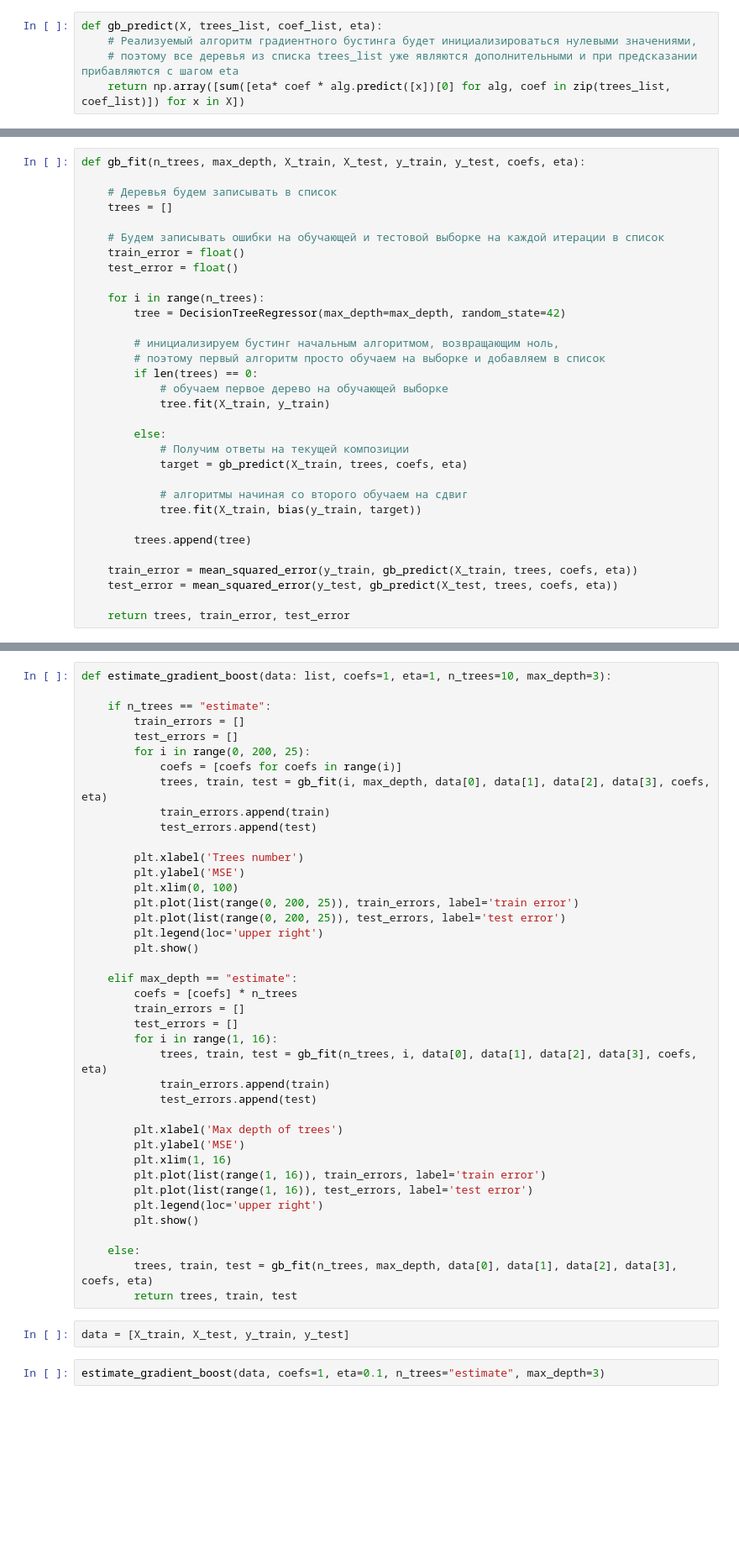
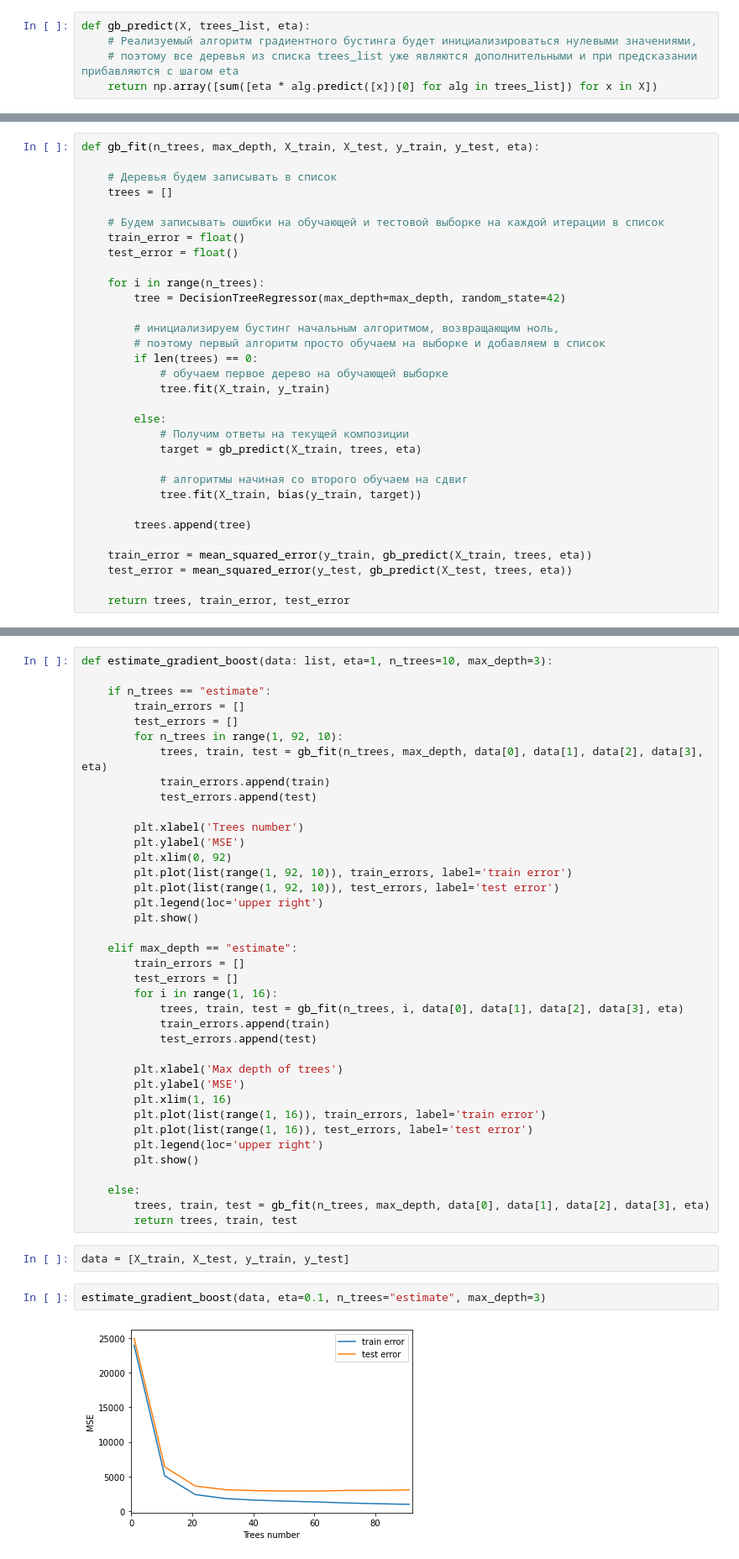
Before and after one commit to AShelpov/DS_algoritms, a Jupyter notebook: Home_work_6.ipynb, the cells around one changed output, grey strips where cells are left out. Shown: that part at 84% size. Drawn from its saved outputs; the diff is of its cells as text; blank space fills up the shorter version.

```diff
--- a/Home_work_6.ipynb
+++ b/Home_work_6.ipynb
@@ -15,10 +15,10 @@ X, y = load_diabetes(return_X_y=True)
 # %%
 X_train, X_test, y_train, y_test = model_selection.train_test_split(X, y, test_size=0.25)
 # %%
-def gb_predict(X, trees_list, coef_list, eta):
+def gb_predict(X, trees_list, eta):
     # Реализуемый алгоритм градиентного бустинга будет инициализироваться нулевыми значениями,
     # поэтому все деревья из списка trees_list уже являются дополнительными и при предсказании прибавляются с шагом eta
-    return np.array([sum([eta* coef * alg.predict([x])[0] for alg, coef in zip(trees_list, coef_list)]) for x in X])
+    return np.array([sum([eta * alg.predict([x])[0] for alg in trees_list]) for x in X])
 # %%
 def mean_squared_error(y_real, prediction):
     return (sum((y_real - prediction)**2)) / len(y_real)
@@ -28,7 +28,7 @@ def bias(y, z):
 # %% [markdown]
 Немного изменим код из методички, потому что на выходе нам не нужны оценки ошибок по всем итерациям деревьев, а нужна общая оценка по модели
 # %%
-def gb_fit(n_trees, max_depth, X_train, X_test, y_train, y_test, coefs, eta):
+def gb_fit(n_trees, max_depth, X_train, X_test, y_train, y_test, eta):
 
     # Деревья будем записывать в список
     trees = []
@@ -48,15 +48,15 @@ def gb_fit(n_trees, max_depth, X_train, X_test, y_train, y_test, coefs, eta):
 
         else:
             # Получим ответы на текущей композиции
-            target = gb_predict(X_train, trees, coefs, eta)
+            target = gb_predict(X_train, trees, eta)
 
             # алгоритмы начиная со второго обучаем на сдвиг
             tree.fit(X_train, bias(y_train, target))
 
         trees.append(tree)
 
-    train_error = mean_squared_error(y_train, gb_predict(X_train, trees, coefs, eta))
-    test_error = mean_squared_error(y_test, gb_predict(X_test, trees, coefs, eta))
+    train_error = mean_squared_error(y_train, gb_predict(X_train, trees, eta))
+    test_error = mean_squared_error(y_test, gb_predict(X_test, trees, eta))
 
     return trees, train_error, test_error
 # %% [markdown]
@@ -64,29 +64,27 @@ def gb_fit(n_trees, max_depth, X_train, X_test, y_train, y_test, coefs, eta):
 # %%
-def estimate_gradient_boost(data: list, coefs=1, eta=1, n_trees=10, max_depth=3):
+def estimate_gradient_boost(data: list, eta=1, n_trees=10, max_depth=3):
 
     if n_trees == "estimate":
         train_errors = []
         test_errors = []
-        for i in range(0, 200, 25):
-            coefs = [coefs for coefs in range(i)]
-            trees, train, test = gb_fit(i, max_depth, data[0], data[1], data[2], data[3], coefs, eta)
+        for n_trees in range(1, 92, 10):
+            trees, train, test = gb_fit(n_trees, max_depth, data[0], data[1], data[2], data[3], eta)
             train_errors.append(train)
             test_errors.append(test)
 
         plt.xlabel('Trees number')
         plt.ylabel('MSE')
-        plt.xlim(0, 100)
-        plt.plot(list(range(0, 200, 25)), train_errors, label='train error')
-        plt.plot(list(range(0, 200, 25)), test_errors, label='test error')
+        plt.xlim(0, 92)
+        plt.plot(list(range(1, 92, 10)), train_errors, label='train error')
+        plt.plot(list(range(1, 92, 10)), test_errors, label='test error')
         plt.legend(loc='upper right')
         plt.show()
 
     elif max_depth == "estimate":
-        coefs = [coefs] * n_trees
         train_errors = []
         test_errors = []
         for i in range(1, 16):
-            trees, train, test = gb_fit(n_trees, i, data[0], data[1], data[2], data[3], coefs, eta)
+            trees, train, test = gb_fit(n_trees, i, data[0], data[1], data[2], data[3], eta)
             train_errors.append(train)
             test_errors.append(test)
 
@@ -99,9 +97,11 @@ def estimate_gradient_boost(data: list, coefs=1, eta=1, n_trees=10, max_depth=3)
         plt.show()
 
     else:
-        trees, train, test = gb_fit(n_trees, max_depth, data[0], data[1], data[2], data[3], coefs, eta)
+        trees, train, test = gb_fit(n_trees, max_depth, data[0], data[1], data[2], data[3], eta)
         return trees, train, test
 # %%
 data = [X_train, X_test, y_train, y_test]
 # %%
-estimate_gradient_boost(data, coefs=1, eta=0.1, n_trees="estimate", max_depth=3)
+estimate_gradient_boost(data, eta=0.1, n_trees="estimate", max_depth=3)
+# %% [output]
+[figure, added]
```
Also changed, not shown: parts of 4 cells of this notebook.
